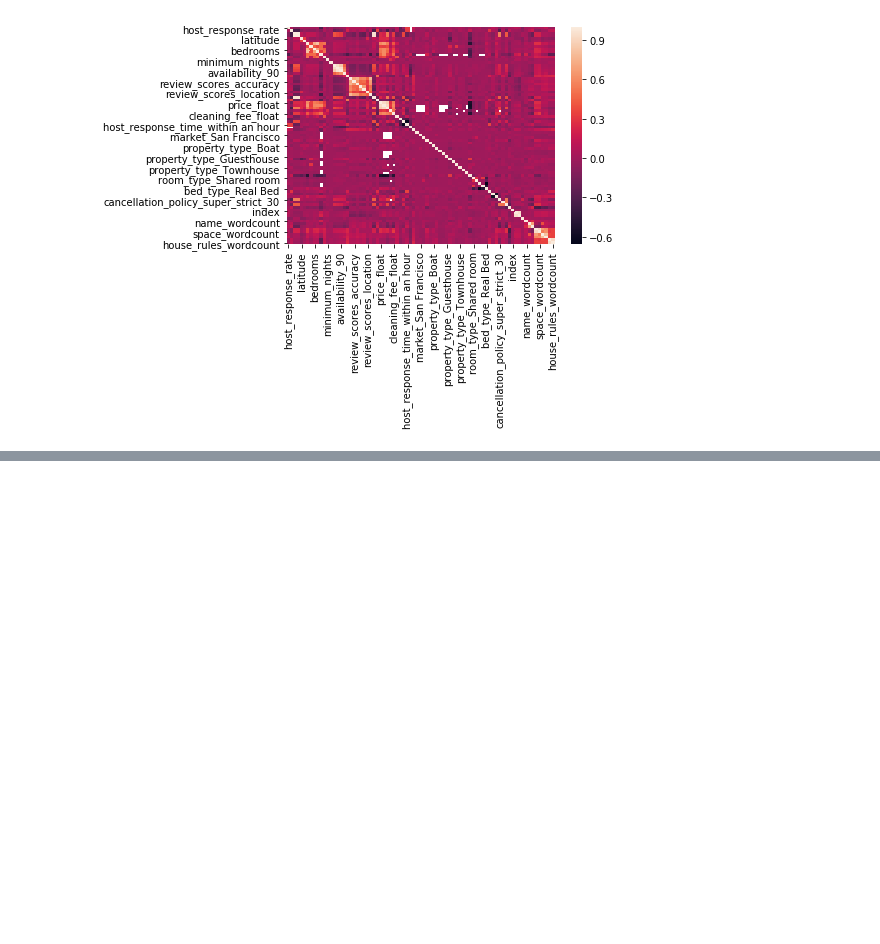
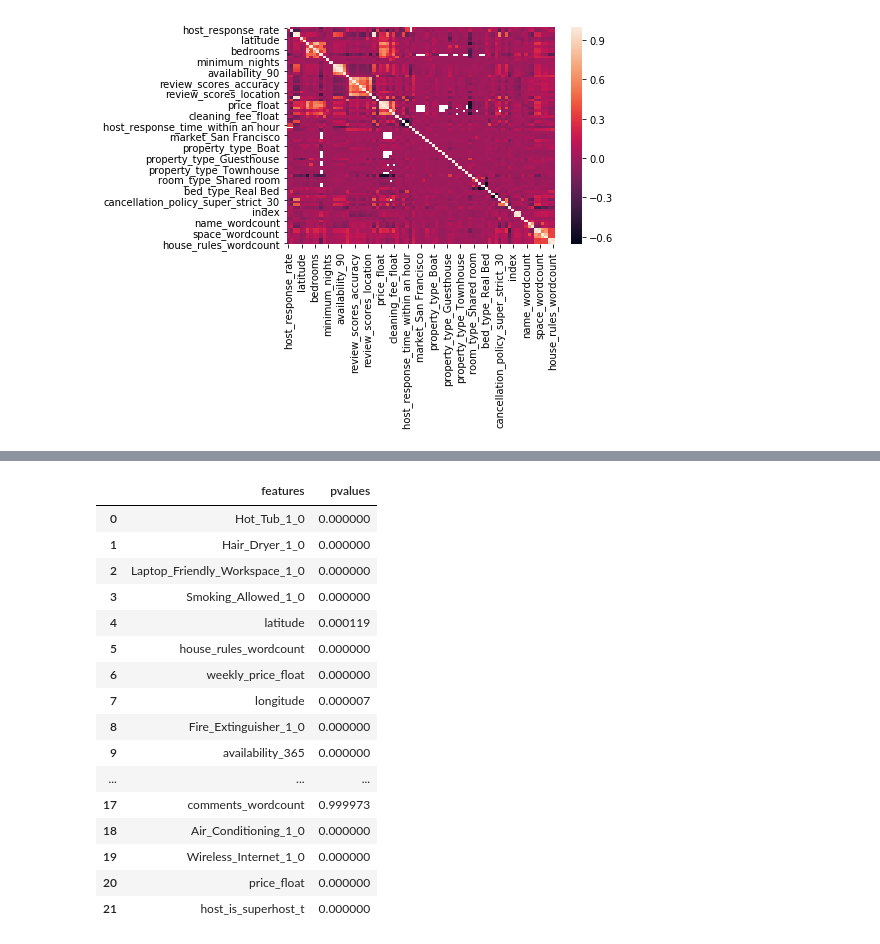
Before and after one commit to madkehl/Airbnb, a Jupyter notebook: Udacity-1.ipynb, the cells around one changed output, grey strips where cells are left out. Cells and saved outputs as stored; diff of their text form; code cells hidden in the pictures; blank space fills up the shorter version.

Commit message:
feat: added graphs, tables for interpretting mlm.  also moved some files into Jupyter notebook for assignment purposes

```diff
--- a/Udacity-1.ipynb
+++ b/Udacity-1.ipynb
@@ -243,8 +522,10 @@ sns.heatmap(clean_agg.corr(), annot=False, fmt=".2f");
 # %% [output]
 [figure]
 # %%
-X, y = prep_for_rf('review_scores_rating',clean_df, 'review_scores', nested = 'listing_id')
-clean_df_filled = pd.concat([X,y], axis = 1)
+cleanedX, cleanedy = prep_for_rf('review_scores_rating',clean_df, 'review_scores', nested = 'listing_id')
+clean_df_filled = pd.concat([cleanedX,cleanedy], axis = 1)
+clean_df_filled.columns = clean_df_filled.columns.str.replace(".", "_")
+clean_df_filled.columns = clean_df_filled.columns.str.replace(" ", "_")
 # %%
 clean_agg = clean_df_filled.groupby(['listing_id']).agg('mean').reset_index(drop = True)
 clean_agg = clean_agg.groupby(['host_id']).agg(['mean']).reset_index(drop = False)
@@ -257,3 +540,6 @@ rf = RandomForestRegressor(min_samples_split=best_param.get('min_samples_split')
+# %%
+X = clean_agg.drop(['index_mean','review_scores_rating_mean'], axis = 1)
+y = clean_agg['review_scores_rating_mean']
 # %%
 rf_res = run_modelskfold(rf, X, y, pi_bool = True)
 
@@ -289,5 +571,8 @@ fig.add_trace(go.Bar(x=results['features'], y = results['feat_imps'], name = 'Ra
 # %%
+multilevel_models = []
 for i in results['features']:
     i = i.replace('_mean', '')
-    print(mlm(str_x = str(i), str_y = 'review_scores_rating', str_group = 'host_id', df= clean_df_filled, nested = 'listing_id'))
+    mlm_i = mlm(str_x = str(i), str_y = 'review_scores_rating', str_group = 'host_id', df= clean_df_filled, nested = 'listing_id')
+    multilevel_models.append(mlm_i)
+    print(mlm_i.summary())
 # %% [output]
@@ -310,0 +596,30 @@ clean_agg
+# %%
+mlm_results = pd.DataFrame({
+
+    'features': [i.pvalues.index[1] for i in multilevel_models],
+    'pvalues':[i.pvalues[1] for i in multilevel_models],
+    'coef': [i.params[1] for i in multilevel_models],
+    'conf_int_025': [i.conf_int()[0][1] for i in multilevel_models],
+    'conf_int_975': [i.conf_int()[1][1] for i in multilevel_models]
+
+})
+# %%
+mlm_results[['features', 'pvalues']].style.background_gradient()
+# %% [output]
+|  | features | pvalues |
+| 0 | Hot_Tub_1_0 | 0.000000 |
+| 1 | Hair_Dryer_1_0 | 0.000000 |
+| 2 | Laptop_Friendly_Workspace_1_0 | 0.000000 |
+| 3 | Smoking_Allowed_1_0 | 0.000000 |
+| 4 | latitude | 0.000119 |
+| 5 | house_rules_wordcount | 0.000000 |
+| 6 | weekly_price_float | 0.000000 |
+| 7 | longitude | 0.000007 |
+| 8 | Fire_Extinguisher_1_0 | 0.000000 |
+| 9 | availability_365 | 0.000000 |
+| ... | ... | ... |
+| 17 | comments_wordcount | 0.999973 |
+| 18 | Air_Conditioning_1_0 | 0.000000 |
+| 19 | Wireless_Internet_1_0 | 0.000000 |
+| 20 | price_float | 0.000000 |
+| 21 | host_is_superhost_t | 0.000000 |
```
Also changed, not shown: parts of 20 cells of this notebook, 5 other files.
